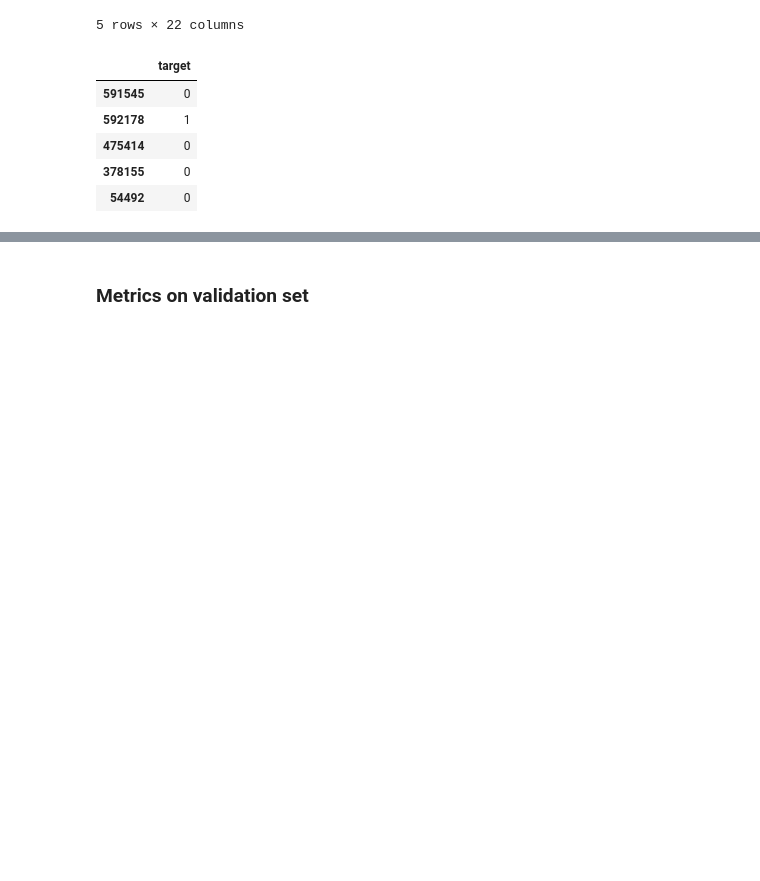
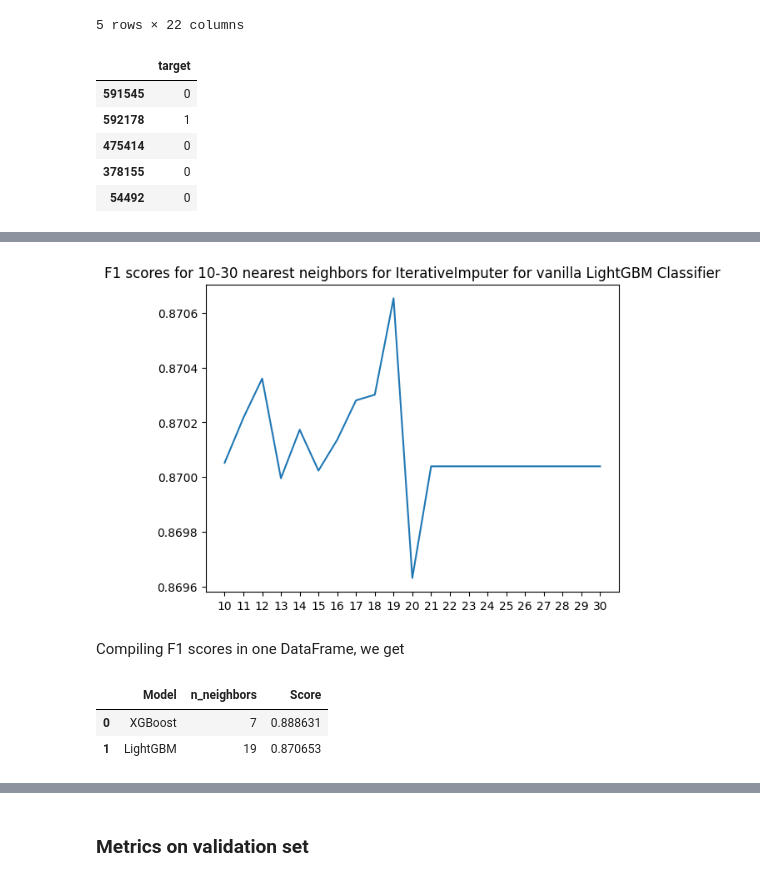
Before and after one commit to S84v/gst-analytics-hackathon, a Jupyter notebook: main.ipynb, the cells around one changed output, grey strips where cells are left out. Drawn from its saved outputs; the diff is of its cells as text; code cells hidden in the pictures; blank space fills up the shorter version.

```diff
--- a/main.ipynb
+++ b/main.ipynb
@@ -614,0 +313,33 @@ Vanilla **LightGBM model** gives us the best recall score.
+# %%
+f1_LGBM = []
+imp_neighbors_LGBM = []
+
+model_LGBM = LGBMClassifier(random_state = seed, n_jobs= - 1, class_weight = 'balanced', verbose = 0)
+
+for num in range(10, 31):
+
+    imputer.set_params(n_nearest_features = num)
+
+    x_train_imp = imputer.fit_transform(x_train)
+    x_val_imp = imputer.transform(x_val)
+
+    model_LGBM.fit(x_train_imp, y_train_ravel)
+    model_LGBM_pred = model_LGBM.predict(x_val_imp)
+
+    f1_score = metrics.f1_score(y_val_ravel, model_LGBM_pred)
+
+    f1_LGBM.append(f1_score)
+    imp_neighbors_LGBM.append(num)
+
+sorted_scores = sorted(zip(f1_LGBM, imp_neighbors_LGBM))
+
+sorted_f1 = [x[0] for x in sorted_scores]
+sorted_neighbors = [y[1] for y in sorted_scores]
+
+ax = sns.lineplot(x = sorted_neighbors, y = sorted_f1)
+ax.set_xticks(range(10, 31))
+ax.set(title='F1 scores for 10-30 nearest neighbors for IterativeImputer for vanilla LightGBM Classifier')
+
+plt.show()
+# %% [output]
+[figure, added]
@@ -614,0 +350,2 @@ Vanilla **LightGBM model** gives us the best recall score.
+# %% [markdown]
+Compiling F1 scores in one DataFrame, we get
@@ -614,0 +358,6 @@ Vanilla **LightGBM model** gives us the best recall score.
+# %%
+vanilla_f1_scores
+# %% [output]
+|  | Model | n_neighbors | Score |
+| 0 | XGBoost | 7 | 0.888631 |
+| 1 | LightGBM | 19 | 0.870653 |
```
Also changed, not shown: parts of 65 cells of this notebook.
